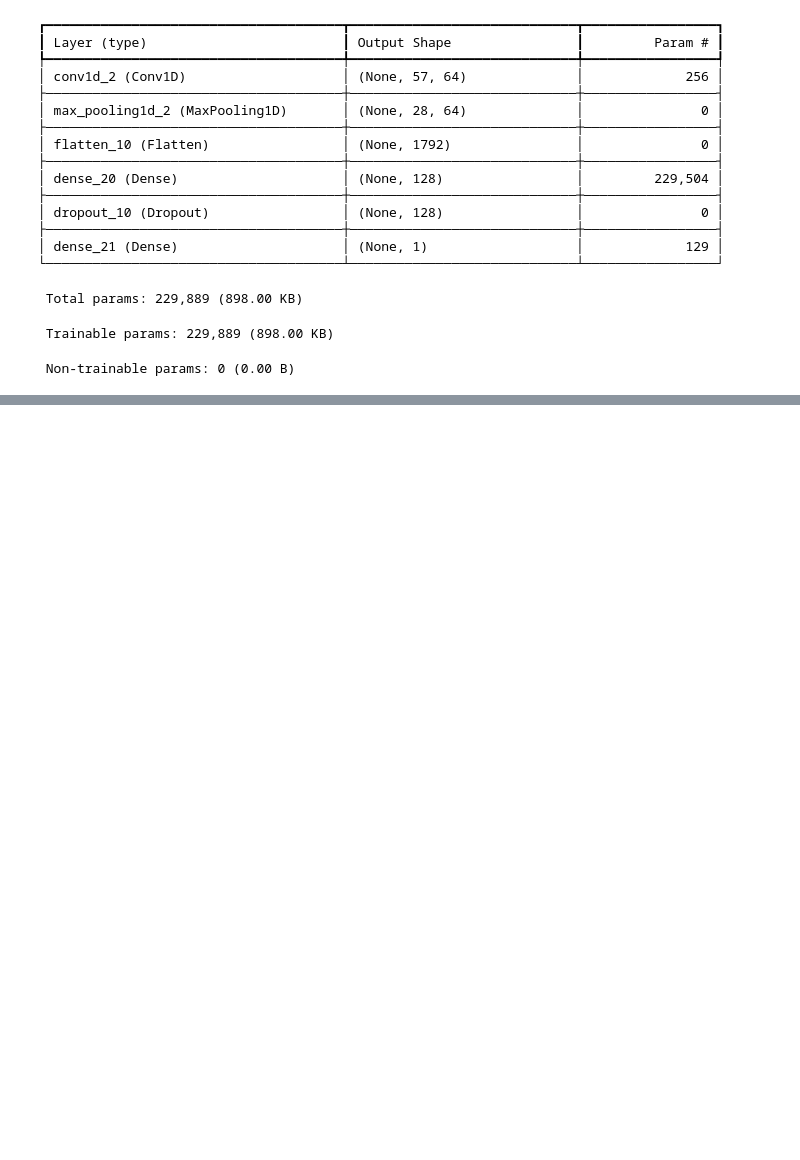
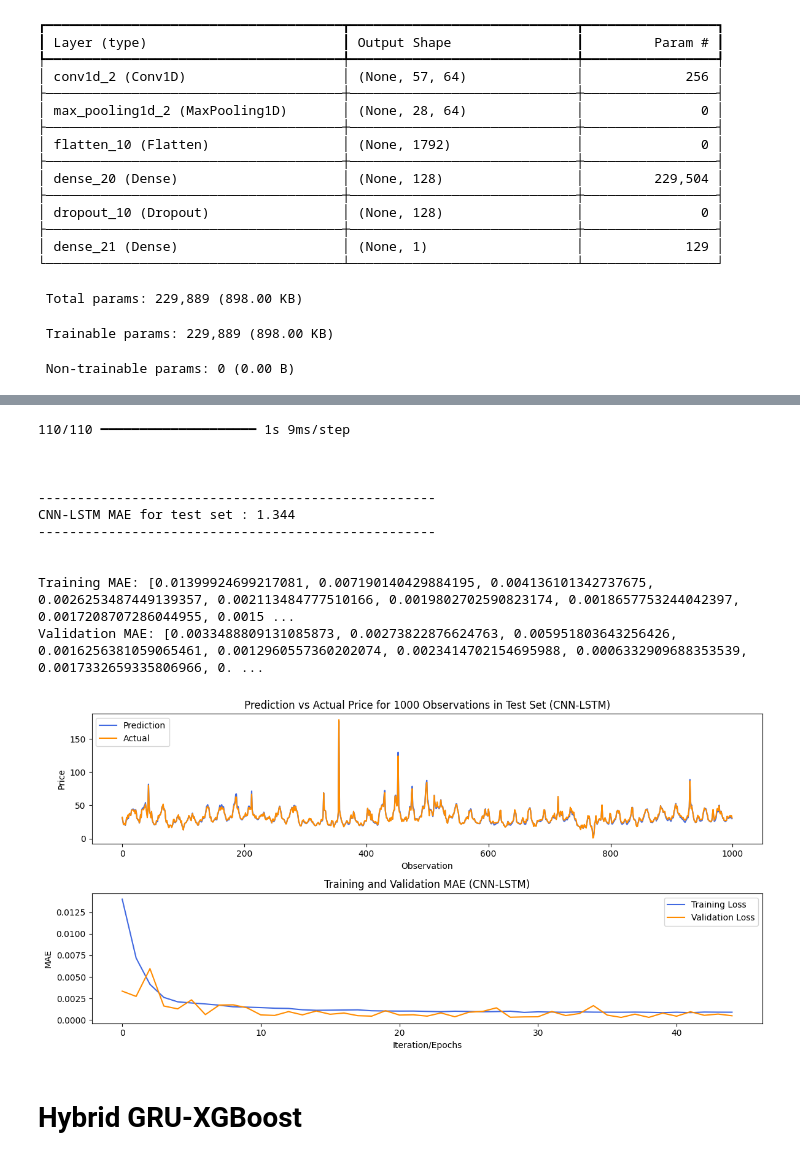
Before and after one commit to forumb94/energypricecode, a Jupyter notebook: maincode.ipynb, the cells around one changed output, grey strips where cells are left out. Drawn from its saved outputs; the diff is of its cells as text; code cells hidden in the pictures; blank space fills up the shorter version.

```diff
--- a/maincode.ipynb
+++ b/maincode.ipynb
@@ -1187,0 +1248,13 @@ Model: "sequential_10"
+# %%
+# Hyperparameters
+epoch = 150
+batch_size = 64
+steps_per_epoch = len(X_train) // batch_size
+
+callback = tf.keras.callbacks.EarlyStopping(monitor='val_loss', patience=8, restore_best_weights=True)
+optimizer = Adam(learning_rate=1e-3, amsgrad=True)
+# %%
+# Compile and train CNN-LSTM model
+cnn_lstm_model.compile(optimizer=optimizer, loss='mean_absolute_error')
+history = cnn_lstm_model.fit(X_train, y_train, validation_data=(X_val, y_val), epochs=epoch,
+                        batch_size=batch_size, callbacks=[callback])
@@ -1187,0 +1279,31 @@ Model: "sequential_10"
+# %%
+# Make predictions
+y_pred = cnn_lstm_model.predict(X_test)
+
+# Compute MAE
+y_pred_actual = scaler_y.inverse_transform(y_pred)
+y_test_inv = scaler_y.inverse_transform(y_test)
+mae_actual = mean_absolute_error(y_test_inv, y_pred_actual)
+
+# Display results
+print('\n' * 2)
+print('---------------------------------------------------')
+print(f'CNN-LSTM MAE for test set : {round(mae_actual, 3)}')
+print('---------------------------------------------------')
+print('\n')
+
+# Plot results
+plot_results(y_pred_actual, y_test_inv, history, 'CNN-LSTM')
+# %% [output]
+110/110 ━━━━━━━━━━━━━━━━━━━━ 1s 9ms/step
+
+
+
+---------------------------------------------------
+CNN-LSTM MAE for test set : 1.344
+---------------------------------------------------
+
+
+Training MAE: [0.01399924699217081, 0.007190140429884195, 0.004136101342737675, 0.0026253487449139357, 0.002113484777510166, 0.0019802702590823174, 0.0018657753244042397, 0.0017208707286044955, 0.0015 ...
+Validation MAE: [0.0033488809131085873, 0.00273822876624763, 0.005951803643256426, 0.0016256381059065461, 0.0012960557360202074, 0.0023414702154695988, 0.0006332909688353539, 0.0017332659335806966, 0. ...
+[figure, added]
@@ -1187,0 +1358,2 @@ Model: "sequential_10"
+# %% [markdown]
+# Hybrid GRU-XGBoost
```
Also changed, not shown: parts of 10 cells of this notebook.
